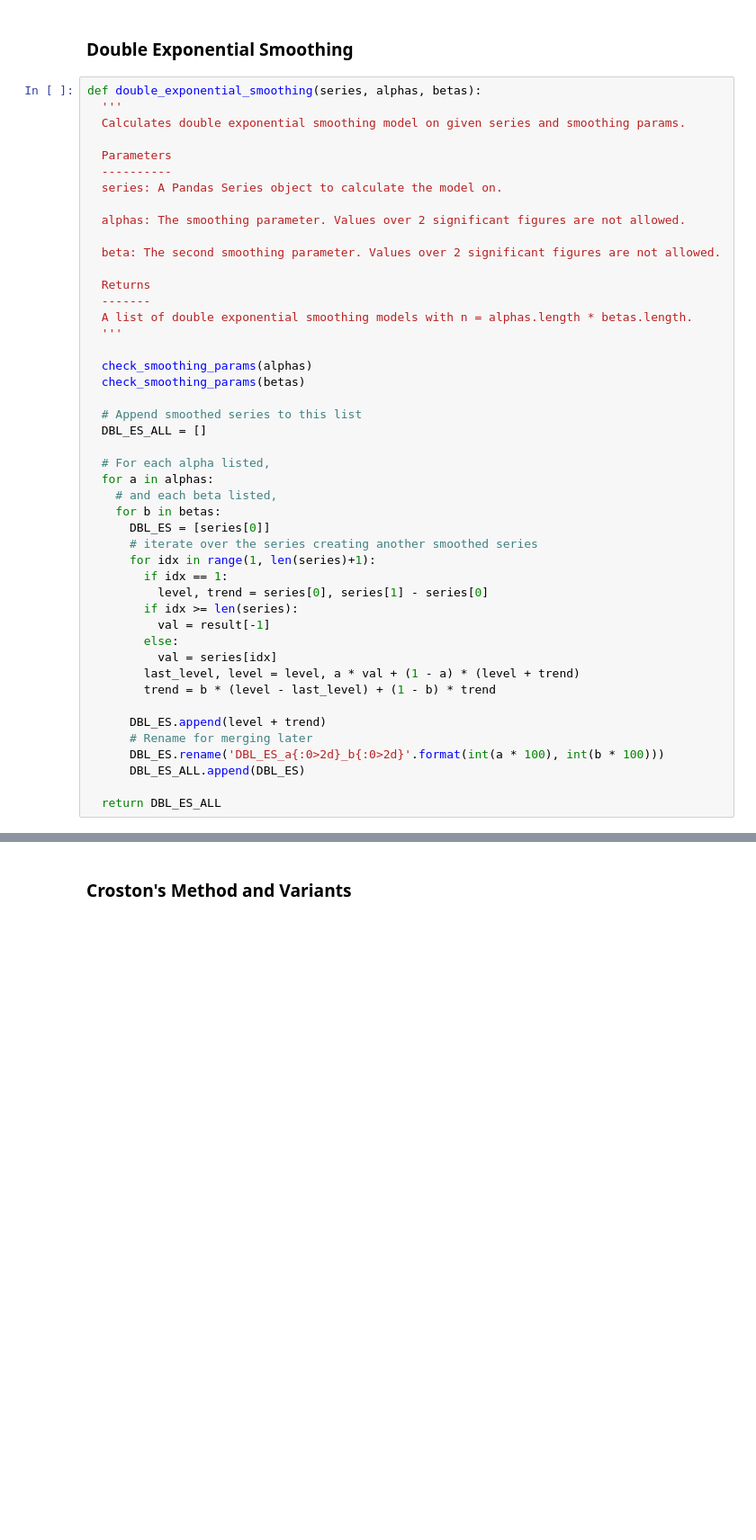
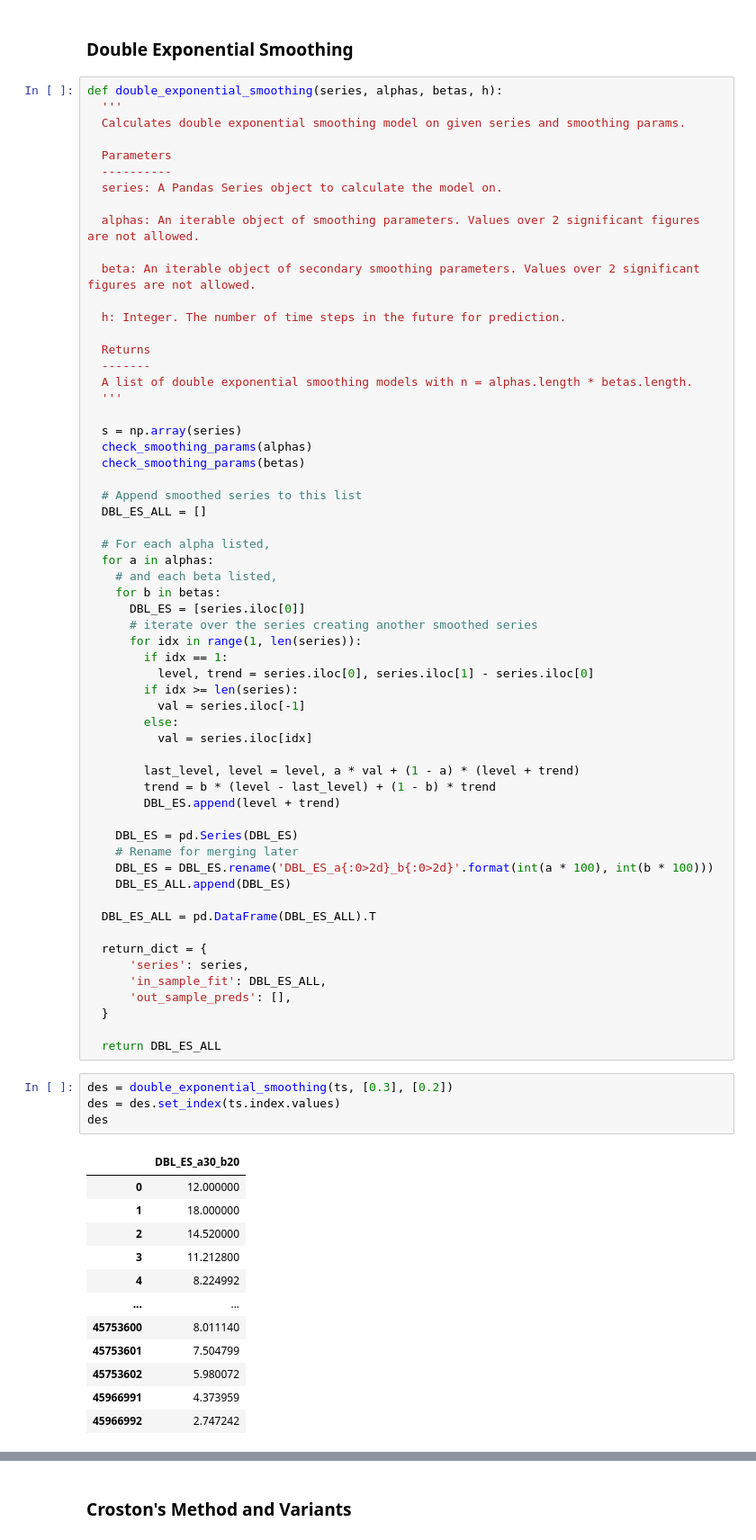
Before and after one commit to DanteHaywood/m5_forecast_accuracy, a Jupyter notebook: m5_forecast_accuracy.ipynb, the cells around one changed output, grey strips where cells are left out. Shown at 90% size. Drawn from its saved outputs; the diff is of its cells as text; blank space fills up the shorter version.

```diff
--- a/m5_forecast_accuracy.ipynb
+++ b/m5_forecast_accuracy.ipynb
@@ -472,7 +472,7 @@ ses['out_sample_preds']
 # %% [markdown]
 ### Double Exponential Smoothing
 # %%
-def double_exponential_smoothing(series, alphas, betas):
+def double_exponential_smoothing(series, alphas, betas, h):
   '''
   Calculates double exponential smoothing model on given series and smoothing params.
 
@@ -480,15 +480,18 @@ def double_exponential_smoothing(series, alphas, betas):
   ----------
   series: A Pandas Series object to calculate the model on.
 
-  alphas: The smoothing parameter. Values over 2 significant figures are not allowed.
+  alphas: An iterable object of smoothing parameters. Values over 2 significant figures are not allowed.
 
-  beta: The second smoothing parameter. Values over 2 significant figures are not allowed.
+  beta: An iterable object of secondary smoothing parameters. Values over 2 significant figures are not allowed.
+
+  h: Integer. The number of time steps in the future for prediction.
 
   Returns
   -------
   A list of double exponential smoothing models with n = alphas.length * betas.length.
   '''
 
+  s = np.array(series)
   check_smoothing_params(alphas)
   check_smoothing_params(betas)
 
@@ -499,21 +502,48 @@ def double_exponential_smoothing(series, alphas, betas):
   for a in alphas:
     # and each beta listed,
     for b in betas:
-      DBL_ES = [series[0]]
+      DBL_ES = [series.iloc[0]]
       # iterate over the series creating another smoothed series
-      for idx in range(1, len(series)+1):
+      for idx in range(1, len(series)):
         if idx == 1:
-          level, trend = series[0], series[1] - series[0]
+          level, trend = series.iloc[0], series.iloc[1] - series.iloc[0]
         if idx >= len(series):
-          val = result[-1]
+          val = series.iloc[-1]
         else:
-          val = series[idx]
+          val = series.iloc[idx]
+
         last_level, level = level, a * val + (1 - a) * (level + trend)
         trend = b * (level - last_level) + (1 - b) * trend
+        DBL_ES.append(level + trend)
 
-      DBL_ES.append(level + trend)
-      # Rename for merging later
-      DBL_ES.rename('DBL_ES_a{:0>2d}_b{:0>2d}'.format(int(a * 100), int(b * 100)))
-      DBL_ES_ALL.append(DBL_ES)
+    DBL_ES = pd.Series(DBL_ES)
+    # Rename for merging later
+    DBL_ES = DBL_ES.rename('DBL_ES_a{:0>2d}_b{:0>2d}'.format(int(a * 100), int(b * 100)))
+    DBL_ES_ALL.append(DBL_ES)
+
+  DBL_ES_ALL = pd.DataFrame(DBL_ES_ALL).T
+
+  return_dict = {
+      'series': series,
+      'in_sample_fit': DBL_ES_ALL,
+      'out_sample_preds': [],
+  }
 
   return DBL_ES_ALL
+# %%
+des = double_exponential_smoothing(ts, [0.3], [0.2])
+des = des.set_index(ts.index.values)
+des
+# %% [output]
+|  | DBL_ES_a30_b20 |
+| 0 | 12.000000 |
+| 1 | 18.000000 |
+| 2 | 14.520000 |
+| 3 | 11.212800 |
+| 4 | 8.224992 |
+| ... | ... |
+| 45753600 | 8.011140 |
+| 45753601 | 7.504799 |
+| 45753602 | 5.980072 |
+| 45966991 | 4.373959 |
+| 45966992 | 2.747242 |
```
Also changed, not shown: parts of 6 cells of this notebook.
